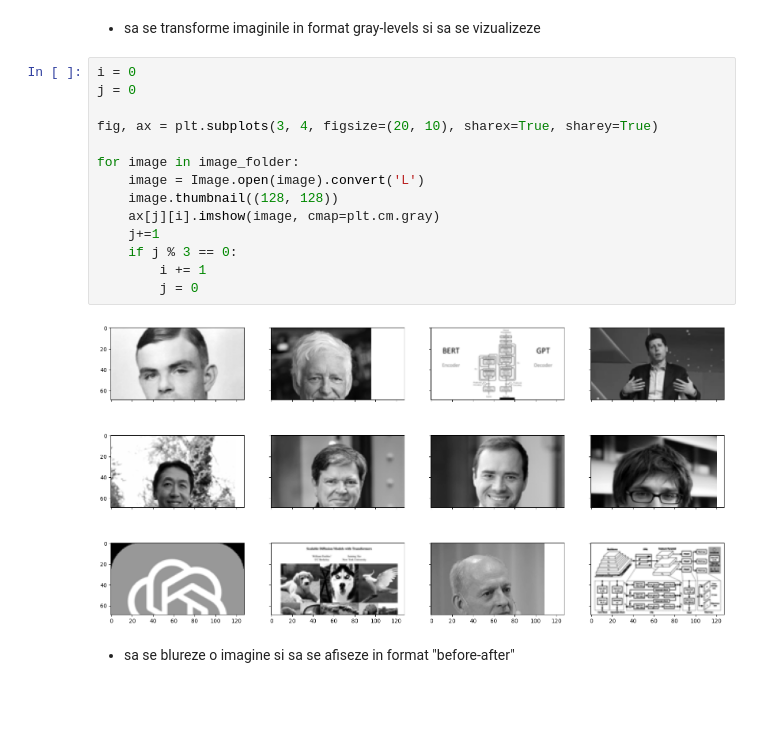
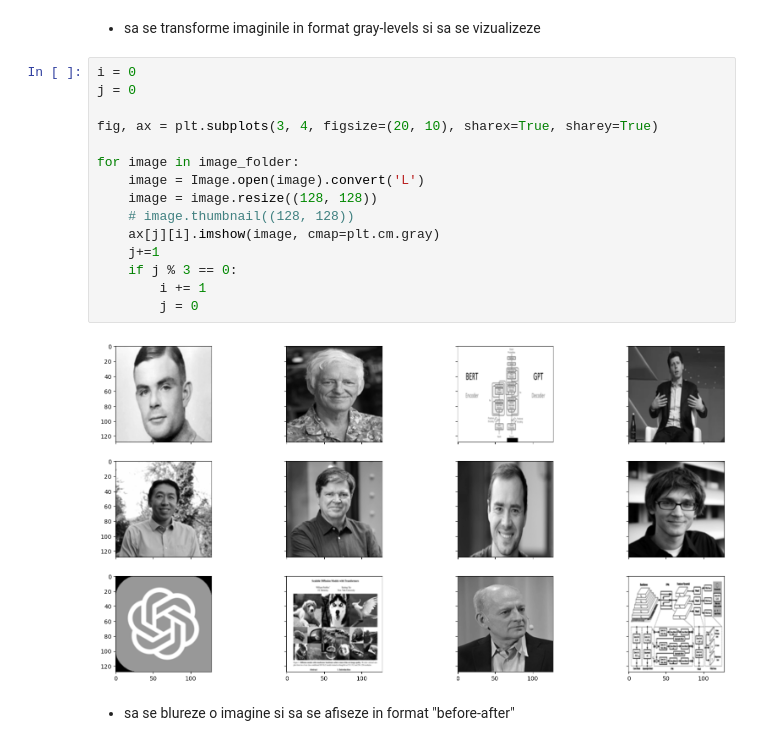
Before and after one commit to RegusAl/UBB, a Jupyter notebook: Semestrul 4/Inteligenta Artificiala/Laboratoare/Lab 2/Lab2.ipynb, the cells around one changed output. Cells and saved outputs as stored; diff of their text form; blank space fills up the shorter version.

```diff
--- a/Semestrul 4/Inteligenta Artificiala/Laboratoare/Lab 2/Lab2.ipynb
+++ b/Semestrul 4/Inteligenta Artificiala/Laboratoare/Lab 2/Lab2.ipynb
@@ -196,19 +196,20 @@ for image in image_folder:
 # %%
 i = 0
 j = 0
 
 fig, ax = plt.subplots(3, 4, figsize=(20, 10), sharex=True, sharey=True)
 
 for image in image_folder:
     image = Image.open(image).convert('L')
-    image.thumbnail((128, 128))
+    image = image.resize((128, 128))
+    # image.thumbnail((128, 128))
     ax[j][i].imshow(image, cmap=plt.cm.gray)
     j+=1
     if j % 3 == 0:
         i += 1
         j = 0
 # %% [output]
-[figure, old version]
+[figure, new version]
 # %% [markdown]
 - sa se blureze o imagine si sa se afiseze in format "before-after"
 # %%
```
Also changed, not shown: parts of 3 cells of this notebook.
